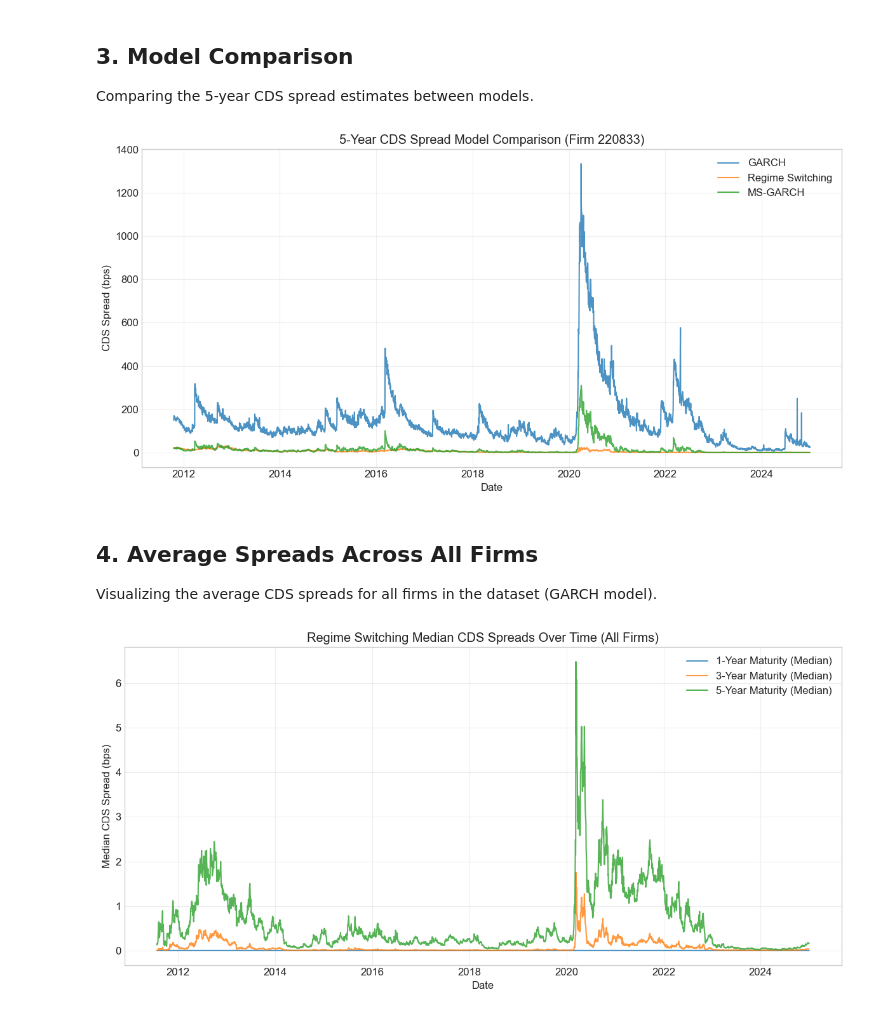
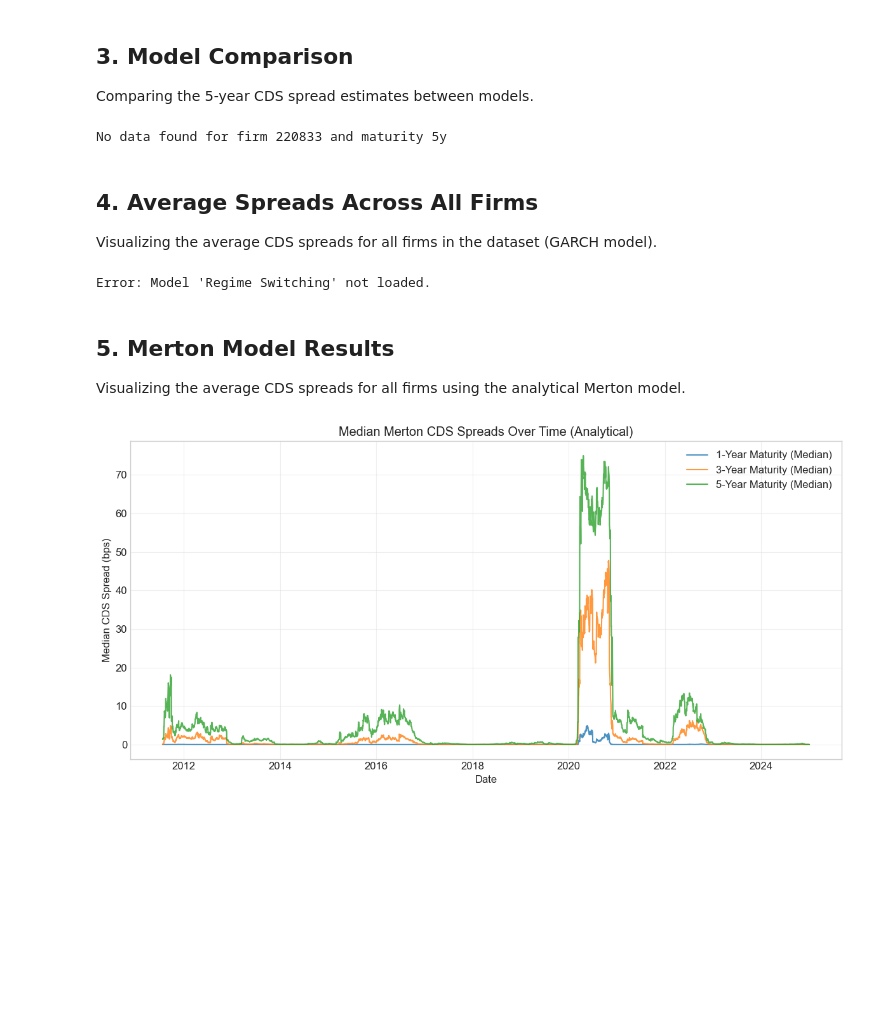
Before and after one commit to ChaseW3/Seminar-QF, a Jupyter notebook: Seminar QF/notebooks/visualize_results.ipynb, the cells around one changed output. Saved outputs shown, nothing was run; the diff lists cells and outputs as text; code cells hidden in the pictures; blank space fills up the shorter version.

Commit message:
Added Merton CDS visualizer

```diff
--- a/Seminar QF/notebooks/visualize_results.ipynb
+++ b/Seminar QF/notebooks/visualize_results.ipynb
@@ -40,6 +40,8 @@ from src.utils import config
 garch_file = config.OUTPUT_DIR / 'cds_spreads_garch_mc_all_firms.csv'
 rs_file = config.OUTPUT_DIR / 'cds_spreads_regime_switching_mc_all_firms.csv'
 ms_garch_file = config.OUTPUT_DIR / 'cds_spreads_ms_garch_mc_all_firms.csv'
+merton_file = config.OUTPUT_DIR / 'cds_spreads_merton.csv'
+
 if garch_file.exists():
     plotter.load_data('GARCH', garch_file)
 else:
@@ -54,4 +56,9 @@ if ms_garch_file.exists():
     plotter.load_data('MS-GARCH', ms_garch_file)
 else:
     print(f"Warning: {ms_garch_file} not found.")
+
+if merton_file.exists():
+    plotter.load_data('Merton', merton_file)
+else:
+    print(f"Warning: {merton_file} not found.")
 # %% [output]
@@ -85,11 +89,24 @@ Comparing the 5-year CDS spread estimates between models.
 # %%
 plotter.plot_model_comparison(gvkey=220833, maturity=5, models=['GARCH', 'Regime Switching', 'MS-GARCH'])
 # %% [output]
-[figure, removed]
+No data found for firm 220833 and maturity 5y
 # %% [markdown]
 ## 4. Average Spreads Across All Firms
 Visualizing the average CDS spreads for all firms in the dataset (GARCH model).
 # %%
 plotter.plot_average_spreads_over_time('Regime Switching', maturities=[1, 3, 5])
 # %% [output]
-[figure, removed]
+Error: Model 'Regime Switching' not loaded.
+# %% [markdown]
+## 5. Merton Model Results
+Visualizing the average CDS spreads for all firms using the analytical Merton model.
+# %%
+# Plot median spreads for 1, 3, and 5 years for Merton model
+plotter.plot_average_spreads_over_time(
+    'Merton',
+    maturities=[1, 3, 5],
+    title="Median Merton CDS Spreads Over Time (Analytical)",
+    aggregation='median'
+)
+# %% [output]
+[figure, added]
```
Also changed, not shown: parts of 3 cells of this notebook.
